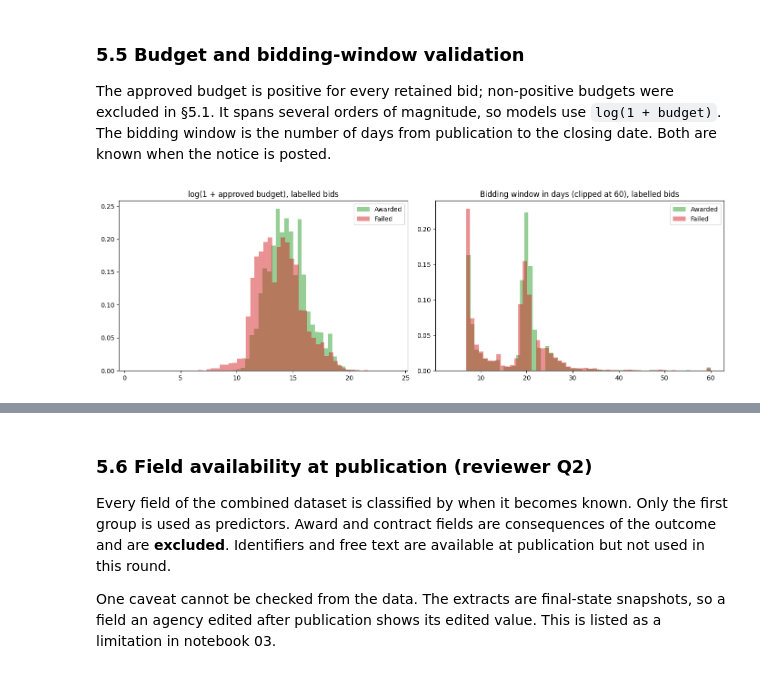
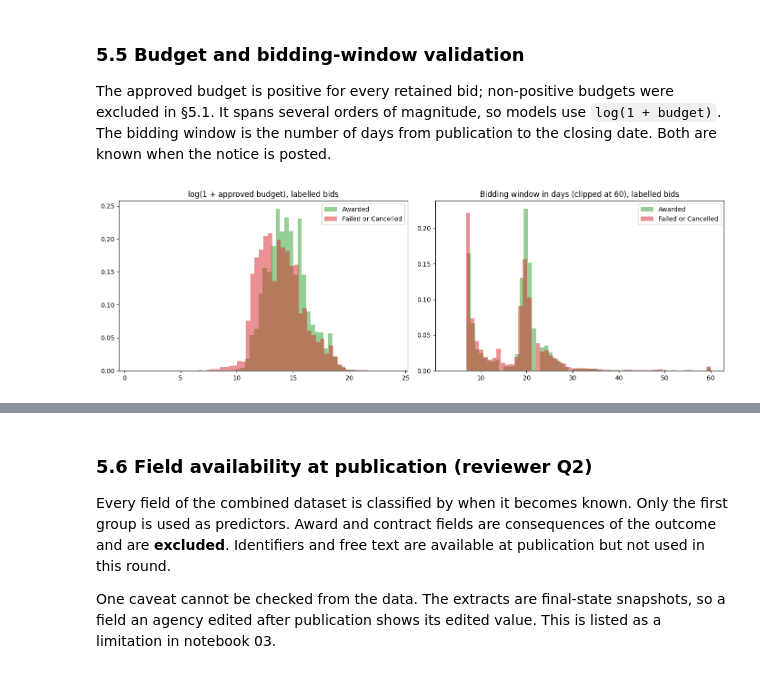
Before and after one commit to deyosa/philgeps-ml-project, a Jupyter notebook: notebooks/01_data_preparation_and_eda.ipynb, the cells around one changed output, grey strips where cells are left out. Drawn from its saved outputs; the diff is of its cells as text; code cells hidden in the pictures.

```diff
--- a/notebooks/01_data_preparation_and_eda.ipynb
+++ b/notebooks/01_data_preparation_and_eda.ipynb
@@ -92,9 +93,12 @@ dup_check = pd.DataFrame(dup_check)
 display(dup_check)
 
 dups = set(dup_check.loc[dup_check["Identical (MD5)"], "2.0 file"])
-inventory["Used"] = np.where(inventory.File.isin(dups), "skipped: duplicate of 1.5 file", "used")
+in_window = (inventory.Year.astype(str) + inventory.Quarter).isin(pf.STUDY_QUARTERS)
+inventory["Used"] = np.select([inventory.File.isin(dups), ~in_window],
+                              ["skipped: duplicate of 1.5 file", "skipped: after the 2026 Q2 study window"], "used")
 display(inventory)
-print(f"Files used: {(inventory.Used == 'used').sum()} | skipped duplicates: {len(dups)}")
+print(f"Files used: {(inventory.Used == 'used').sum()} | skipped duplicates: {len(dups)} | "
+      f"skipped, outside the study window: {inventory.Used.str.contains('window').sum()}")
 # %% [output]
 |  | 2.0 file | 1.5 file | Identical (MD5) |
 | 0 | 2.0_2023_Q1.csv | 1.5_2023_Q1.csv | True |
@@ -640,17 +651,17 @@ The approved budget is positive for every retained bid; non-positive budgets wer
 # %%
 lab = bids[bids["Target_Failed"].notna()]
 fig, axes = plt.subplots(1, 2, figsize=(14, 4.5))
-for value, name, color in [(0, "Awarded", "tab:green"), (1, "Failed", "tab:red")]:
+for value, name, color in [(0, "Awarded", "tab:green"), (1, "Failed or Cancelled", "tab:red")]:
     s = lab.loc[lab["Target_Failed"] == value]
     axes[0].hist(s["log_approved_budget"], bins=60, alpha=.5, density=True, label=name, color=color)
     axes[1].hist(s["bidding_window_days"].clip(upper=60), bins=60, alpha=.5, density=True, label=name, color=color)
 axes[0].set_title("log(1 + approved budget), labelled bids"); axes[0].legend()
 axes[1].set_title("Bidding window in days (clipped at 60), labelled bids"); axes[1].legend()
 plt.tight_layout(); plt.show()
 
 display(lab.groupby("Target_Failed")[["approved_budget", "bidding_window_days", "n_line_items"]].median()
-        .rename(index={0.0: "Awarded", 1.0: "Failed"}).rename(columns=lambda c: f"median {c}"))
+        .rename(index={0.0: "Awarded", 1.0: "Failed or Cancelled"}).rename(columns=lambda c: f"median {c}"))
 # %% [output]
-[figure, old version]
+[figure, new version]
 |  | median approved_budget | median bidding_window_days | median n_line_items |
 | Target_Failed |  |  |  |
```
Also changed, not shown: parts of 25 cells of this notebook, 4 other files.
